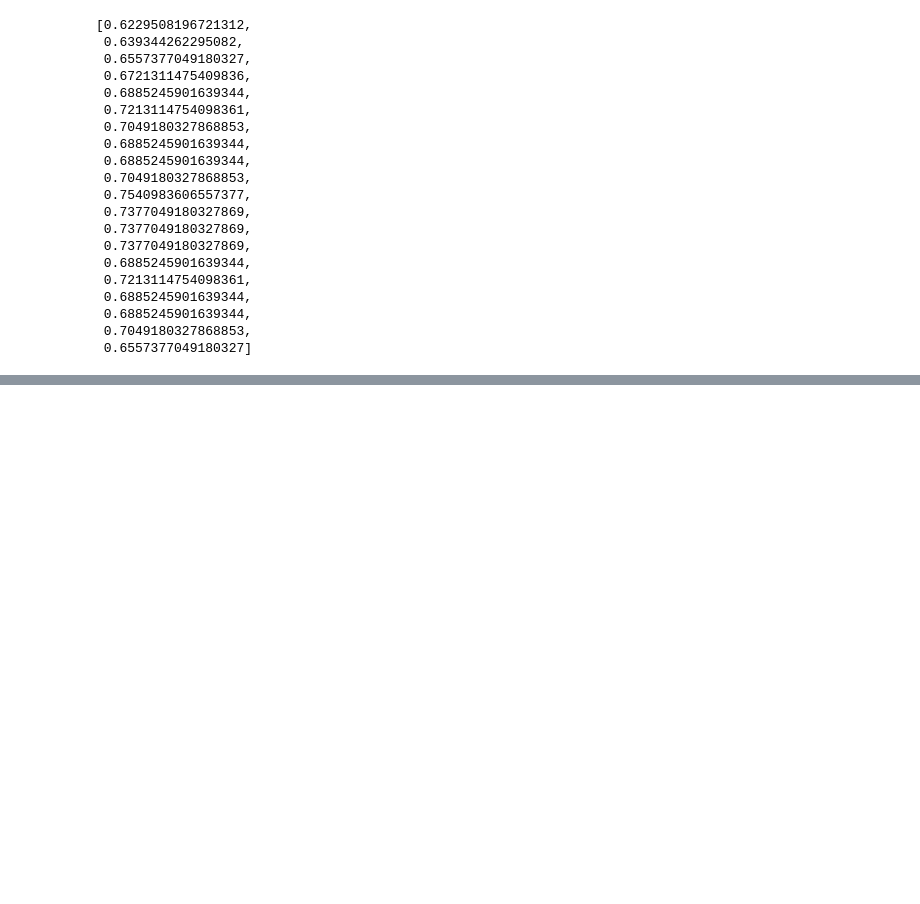
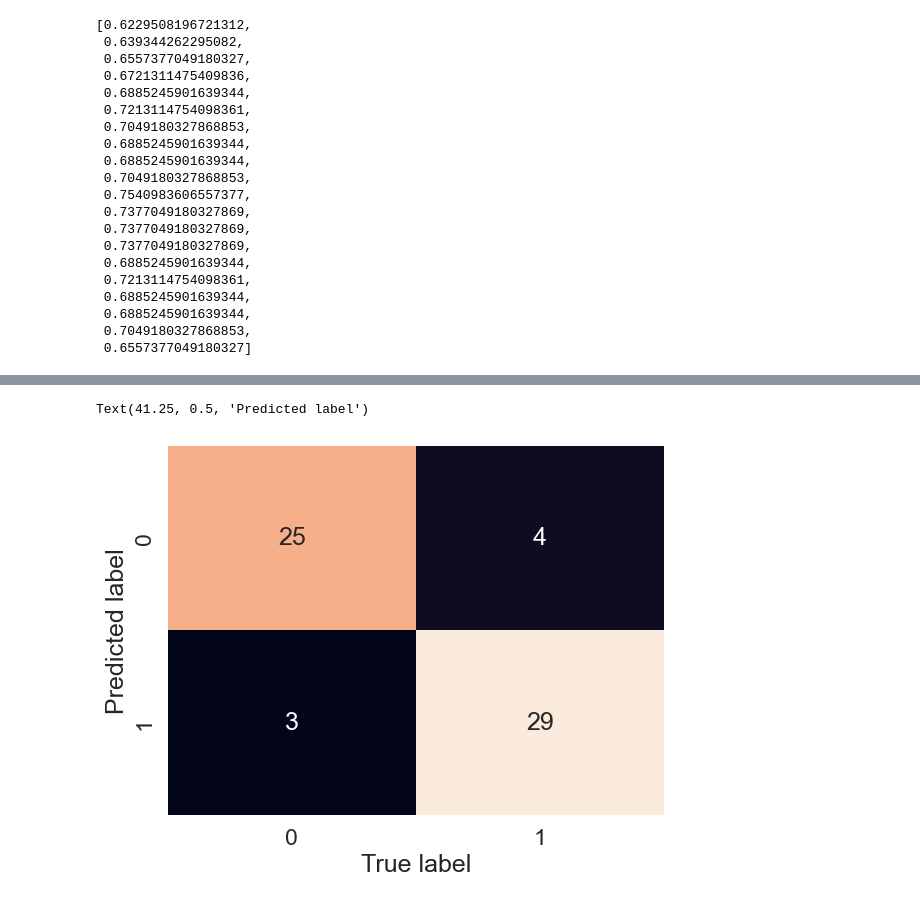
Before and after one commit to dwivedyaakash/heart_disease_classification_ai, a Jupyter notebook: heart-disease-classification.ipynb, the cells around one changed output, grey strips where cells are left out. Cells and saved outputs as stored; diff of their text form; code cells hidden in the pictures; blank space fills up the shorter version.

```diff
--- a/heart-disease-classification.ipynb
+++ b/heart-disease-classification.ipynb
@@ -431,0 +592,8 @@ test_scores
+# %%
+sns.set_theme(font_scale=1.5)
+sns.heatmap(confusion_matrix(y_test, y_preds), annot=True, cbar=False)
+plt.xlabel("True label")
+plt.ylabel("Predicted label")
+# %% [output]
+Text(41.25, 0.5, 'Predicted label')
+[figure, added]
```
Also changed, not shown: parts of 37 cells of this notebook.
